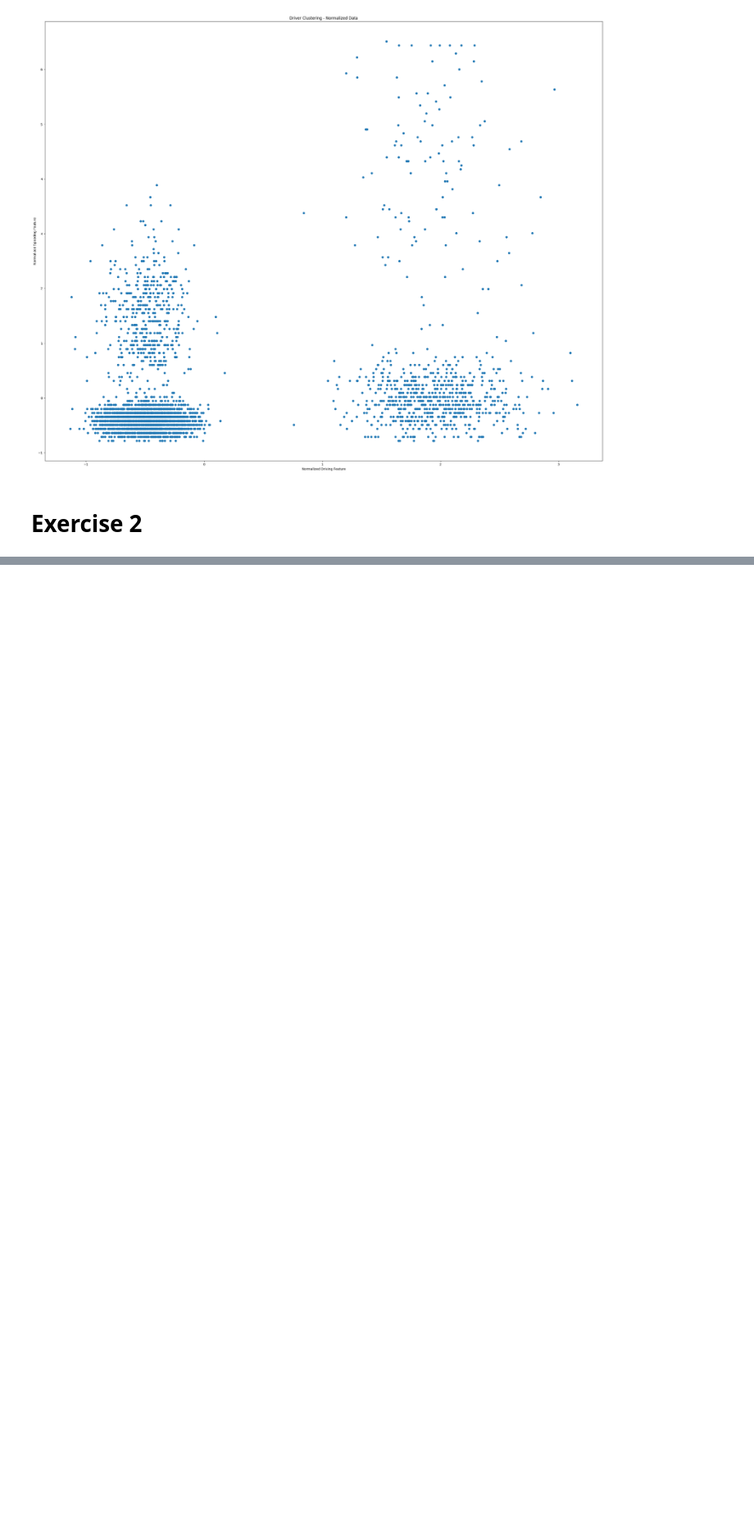
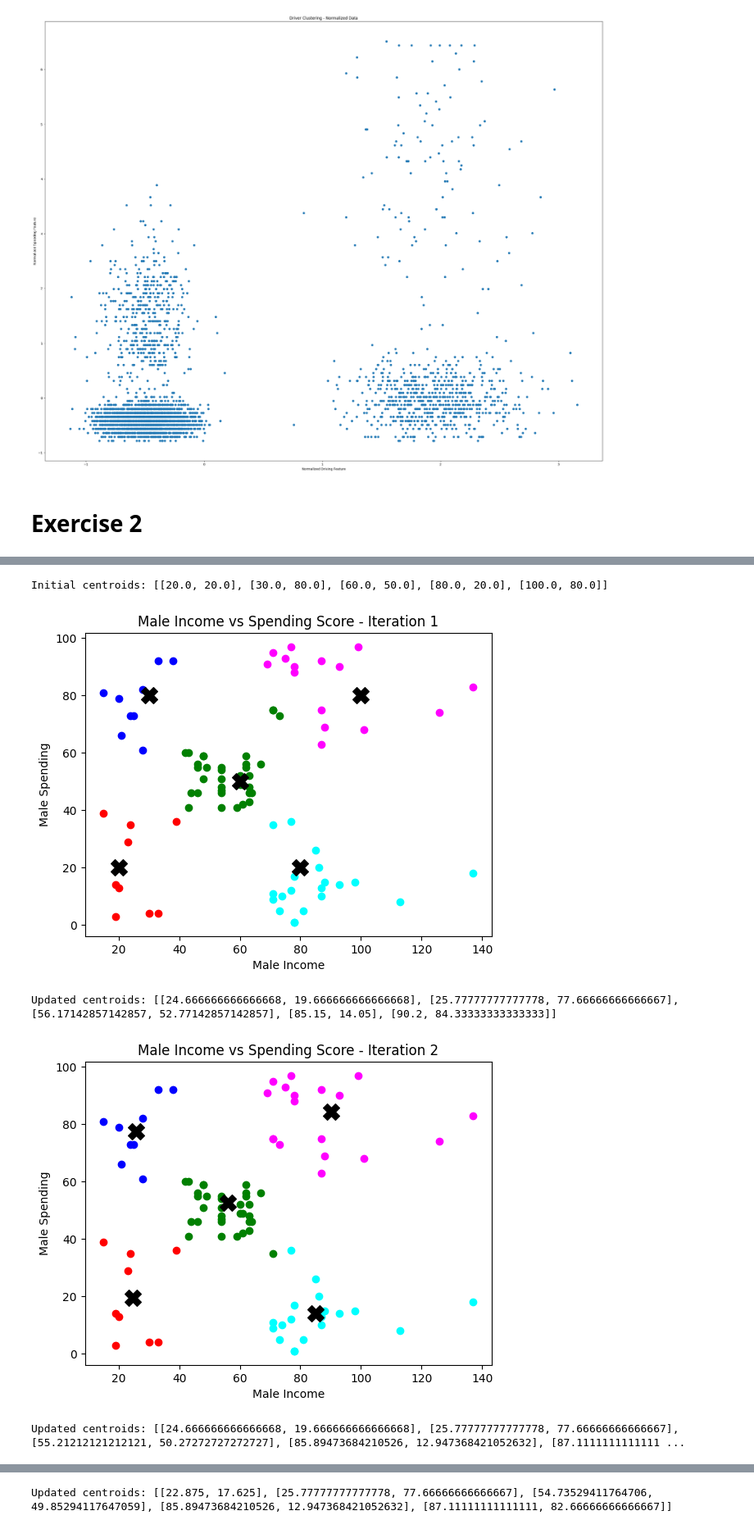
Before and after one commit to Quilhar/DataAnalytics, a Jupyter notebook: Stats/clustering.ipynb, the cells around one changed output, grey strips where cells are left out. Shown at 82% size. Saved outputs shown, nothing was run; the diff lists cells and outputs as text; code cells hidden in the pictures; blank space fills up the shorter version.

```diff
--- a/Stats/clustering.ipynb
+++ b/Stats/clustering.ipynb
@@ -144,0 +162,36 @@ print(reg_cluster_stats)
+# %%
+
+
+def load_data(filename):
+
+    male_income = []
+    male_spending = []
+    male_age = []
+
+    female_income = []
+    female_spending = []
+    female_age = []
+
+    with open(filename, 'r') as file:
+        next(file) # skip header
+
+        for line in file:
+            lines = line.strip().split(',')
+
+            gender = lines[1]
+            age = int(lines[2])
+            income = int(lines[3])
+            spending = int(lines[4])
+
+            if gender == "Male":
+                male_income.append(income)
+                male_spending.append(spending)
+                male_age.append(age)
+            else:
+                female_income.append(income)
+                female_spending.append(spending)
+                female_age.append(age)
+
+    return male_income, male_spending, male_age, female_income, female_spending, female_age
+
+male_income, male_spending, male_age, female_income, female_spending, female_age = load_data('/Users/244213/Desktop/DataAnalytics/Stats/customer_data.txt')
@@ -144,0 +200,13 @@ print(reg_cluster_stats)
+# %%
+male_clusters_income__spending = k_means_clustering_algorithm(male_income, male_spending, "Male Income", "Male Spending", "Male Income vs Spending Score")
+
+for cluster_num in male_clusters_income__spending:
+    stats = cluster_stats(male_clusters_income__spending[cluster_num], cluster_num, male_income, male_spending)
+
+    print(stats)
+# %% [output]
+Initial centroids: [[20.0, 20.0], [30.0, 80.0], [60.0, 50.0], [80.0, 20.0], [100.0, 80.0]]
+[figure, added]
+Updated centroids: [[24.666666666666668, 19.666666666666668], [25.77777777777778, 77.66666666666667], [56.17142857142857, 52.77142857142857], [85.15, 14.05], [90.2, 84.33333333333333]]
+[figure, added]
+Updated centroids: [[24.666666666666668, 19.666666666666668], [25.77777777777778, 77.66666666666667], [55.21212121212121, 50.27272727272727], [85.89473684210526, 12.947368421052632], [87.1111111111111 ...
@@ -144,0 +214 @@ print(reg_cluster_stats)
+Updated centroids: [[22.875, 17.625], [25.77777777777778, 77.66666666666667], [54.73529411764706, 49.85294117647059], [85.89473684210526, 12.947368421052632], [87.11111111111111, 82.66666666666667]]
```
Also changed, not shown: parts of 13 cells of this notebook, 4 other files.
